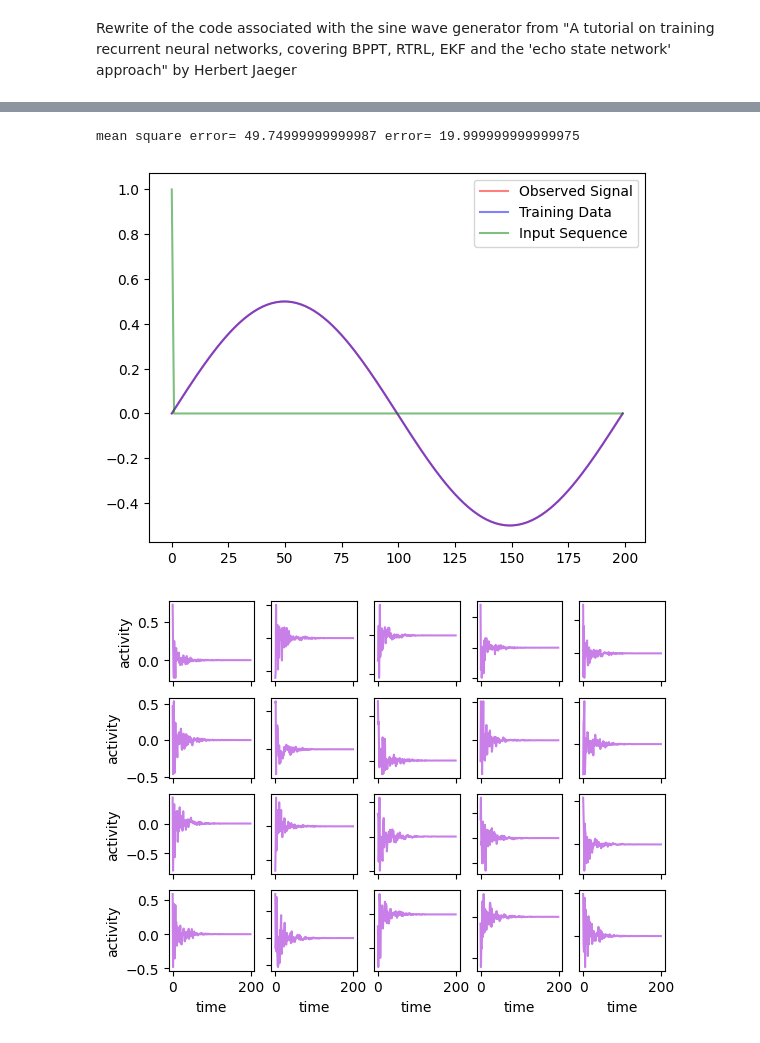
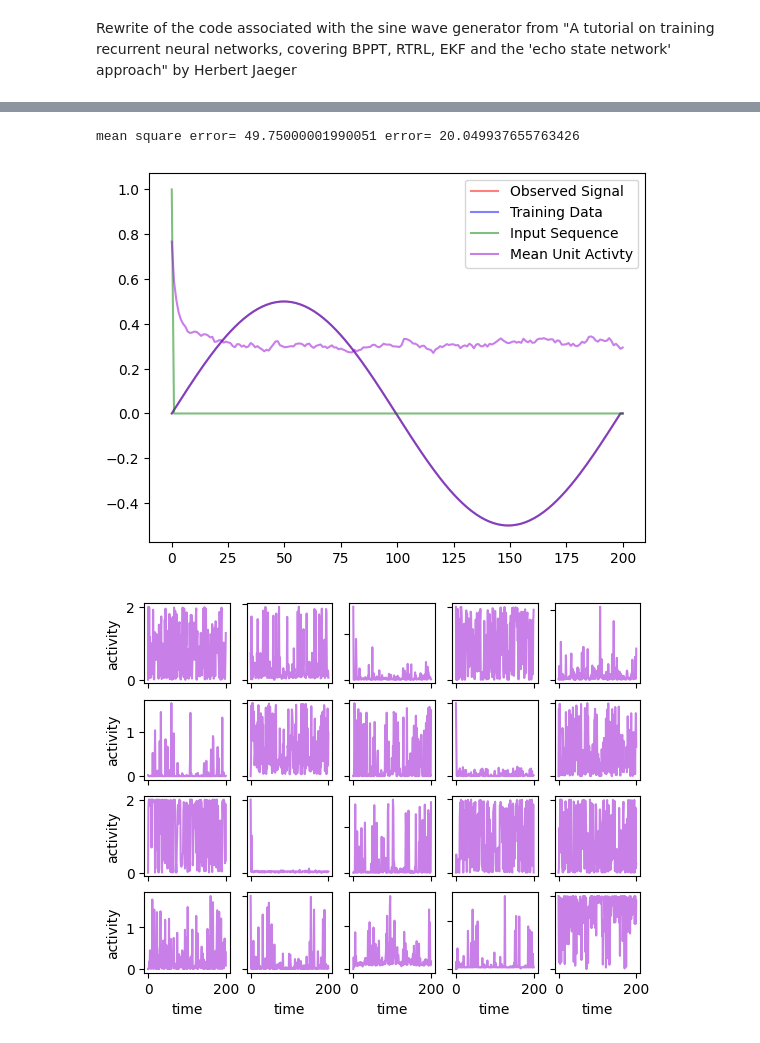
Before and after one commit to joncannon/Thesis, a Jupyter notebook: jaeger_rewrite.ipynb, the cells around one changed output, grey strips where cells are left out. Saved outputs shown, nothing was run; the diff lists cells and outputs as text; code cells hidden in the pictures.

Commit message:
non-linearity
altered the non-linearity function to a shifted tanh, no longer allows negative rates. this messed up all examples so far, maybe will keep, maybe not, easy enough to go back and reverse

```diff
--- a/jaeger_rewrite.ipynb
+++ b/jaeger_rewrite.ipynb
@@ -95,6 +101,6 @@ print(regiment3[0])
 # %%
 class ESNN:
-    def __init__(self, n_input, n_internal, n_output,spectralRadius=1,inputScaling=1,inputShift=0,outputActivationFunction="tanh",noise_level=0, teacherScaling=1, teacherShift=0,methodWeightCompute="pseudoinverse", connectivityScale = 1, network_type = "plain", time_constant=1, leakage=0):
+    def __init__(self, n_input, n_internal, n_output,spectralRadius=1,inputScaling=1,inputShift=0,outputActivationFunction="tanh",noise_level=0, teacherScaling=1, teacherShift=0.0,methodWeightCompute="pseudoinverse", connectivityScale = 1, network_type = "plain", atime_constant=1,ltime_constant=1, leakage=0):
         import numpy as np
 
         #initialize hyperparameters
@@ -121,7 +127,8 @@ class ESNN:
         self.network_type = network_type
 
         #these are important if leaky
-        self.time_constant = time_constant
+        self.atime_constant = atime_constant
+        self.ltime_constant = ltime_constant
         self.leakage = leakage
 
         #intialize hidden weight matrix density
@@ -140,6 +147,22 @@ class ESNN:
 
         #using this method because I cannot program properly...
         self.statemat = []
+
+    #the non-linearity that all the unit activity is being fed through
+    #since we are using the ESNN as a model of the cortex, all activity must be restricted to be above 0, it will just be a hyperbolic tan function shifted upwards
+    def non_lin(self,activations):
+
+        filtered = np.tanh(4*(activations-0.5)) + 1
+
+        ## MAKE SURE THAT THIS FUNCTION IS IN LINE WITH THE INVERSE NON-LIN FUNCTION OR ELSE THIS WHOLE THING BREAKS
+        return filtered
+
+    #in the learning protocal we need to undo the non-linearity to see what the activation should be, this function performs that
+    def inverse_non_lin(self,filtered):
+
+        unfiltered = 0.25 * np.arctanh(filtered-1)+0.5
+        return unfiltered
+
 
     #get this checked next to the matlab code
     #this function creates the random internal weight matrix
@@ -198,12 +221,12 @@ class ESNN:
             #calculate internal state based on activity of all units, sent through a hyperbolic function to keep below 0
             #add uniformly distributed noise
             if self.network_type == "plain":
-                internalstate = np.tanh(np.matmul(W_concatenate,  totalstate)) + np.random.uniform(-1,1,self.n_internal) * self.noise_level
+                internalstate = self.non_lin(np.matmul(W_concatenate,  totalstate)) + np.random.uniform(-1,1,self.n_internal) * self.noise_level
             if self.network_type == "leaky":
                 #grab the activity of the internal units last time step
                 previous_internalstate = totalstate[0:self.n_internal]
                 #first calculate how much the previous state has decayed, then add the activity resulting from all inputs
-                internalstate = (1 - self.leakage * self.time_constant) * previous_internalstate + self.time_constant * np.tanh(np.matmul(W_concatenate,  totalstate))
+                internalstate = (1 - self.leakage * self.ltime_constant) * previous_internalstate + self.atime_constant * self.non_lin(np.matmul(W_concatenate,  totalstate))
                 #add noise
                 internalstate = internalstate + np.random.uniform(-1,1,self.n_internal) * self.noise_level
 
@@ -310,9 +333,13 @@ class ESNN:
         #graph our expected and observed signals
         y = len(predictedTrainOutput)
 
+        mean_activity = numpy.mean(self.statemat,axis=1)
+
         plt.plot(predictedTrainOutput, label="Observed Signal", color="red",alpha = 0.5)
         plt.plot(outputSequence,label="Training Data",color="blue", alpha=0.5)
         plt.plot(inputSequence,label="Input Sequence", color="green",alpha=0.5)
+        plt.plot(mean_activity,label="Mean Unit Activty", color="darkviolet",alpha=0.5)
+
         plt.legend()
 
         return None
@@ -412,12 +439,12 @@ class ESNN:
             #calculate internal state based on activity of all units, sent through a hyperbolic function to keep below 0
             #add uniformly distributed noise
             if self.network_type == "plain":
-                internalstate = np.tanh(np.matmul(W_concatenate,  totalstate)) + np.random.uniform(-1,1,self.n_internal) * self.noise_level
+                internalstate = self.non_lin(np.matmul(W_concatenate,  totalstate)) + np.random.uniform(-1,1,self.n_internal) * self.noise_level
             if self.network_type == "leaky":
                 #grab the activity of the internal units last time step
                 previous_internalstate = totalstate[0:self.n_internal]
                 #first calculate how much the previous state has decayed, then add the activity resulting from all inputs
-                internalstate = (1 - self.leakage * self.time_constant) * previous_internalstate + self.time_constant * np.tanh(np.matmul(W_concatenate,  totalstate))
+                internalstate = (1 - self.leakage * self.time_constant) * previous_internalstate + self.time_constant * self.non_lin(np.matmul(W_concatenate,  totalstate))
                 #add noise
                 internalstate = internalstate + np.random.uniform(-1,1,self.n_internal) * self.noise_level
 
@@ -441,7 +468,7 @@ class ESNN:
             if input_type == 1:
                 if outputCollectMat[i-1] < 0:
                     if outputCollectMat[i] >= 0:
-                        if 1 in outputCollectMat[i-20:i]:
+                        if 1 in outputCollectMat[i-80:i]:
                             pass
                         elif i > 20:
                             try:
@@ -452,7 +479,7 @@ class ESNN:
             if input_type == 2:
                 if outputCollectMat[i-1] < 0:
                     if outputCollectMat[i] >= 0:
-                        if 1 in outputCollectMat[i-20:i,0]:
+                        if 1 in outputCollectMat[i-80:i,0]:
                             pass
                         elif i > 20:
                             try:
@@ -479,11 +506,11 @@ mean square error= 4.668710984497378 error= 17.324301441384996
 # %%
-esn2 = ESNN(n_input=1,n_internal=8000,n_output=1,spectralRadius=5.255,inputScaling=1,noise_level=0.0, methodWeightCompute="pseudoinverse", connectivityScale=1, network_type ="plain")
+esn2 = ESNN(n_input=1,n_internal=2000,n_output=1,spectralRadius=4,inputScaling=2,noise_level=0.0, methodWeightCompute="pseudoinverse", connectivityScale=1, network_type ="plain")
 
 
 esn2.train(regiment2[0],regiment2[1],0)
 esn2.evaluate(regiment2[0],regiment2[1])
 esn2.display_units()
 # %% [output]
-mean square error= 49.74999999999987 error= 19.999999999999975
+mean square error= 49.75000001990051 error= 20.049937655763426
-[figure, old version]
+[figure, new version]
-[figure, old version]
+[figure, new version]
```
Also changed, not shown: parts of 15 cells of this notebook.
